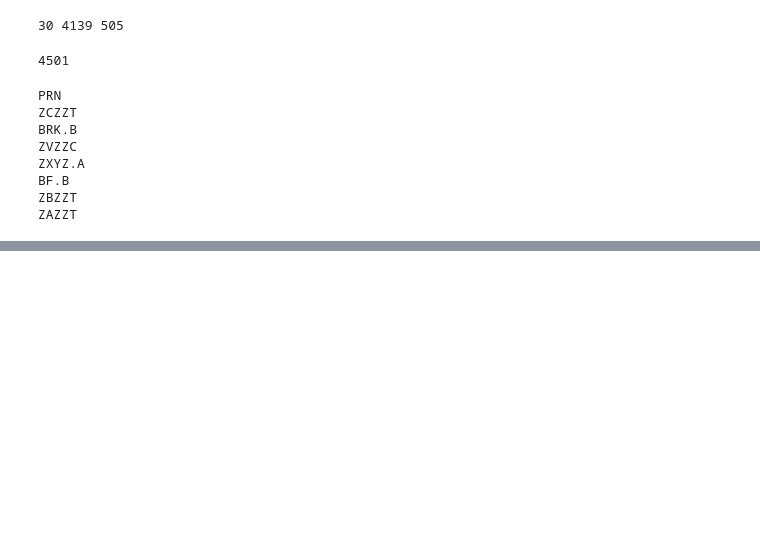
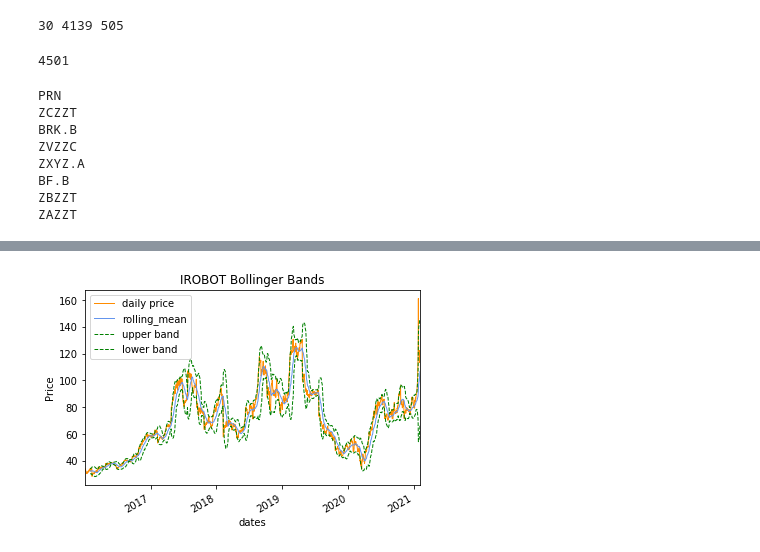
Before and after one commit to Vivian0105/Stock_Investment, a Jupyter notebook: Yahoo_stock.ipynb, the cells around one changed output, grey strips where cells are left out. Drawn from its saved outputs; the diff is of its cells as text; code cells hidden in the pictures; blank space fills up the shorter version.

```diff
--- a/Yahoo_stock.ipynb
+++ b/Yahoo_stock.ipynb
@@ -43,0 +120,16 @@ len(exist_tickers)
+# %%
+rolling_average=df_fiveyear["IRBT"].rolling(20).mean()
+rolling_std=df_fiveyear["IRBT"].rolling(20).std()
+upper=rolling_average+2*rolling_std
+lower=rolling_average-2*rolling_std
+# %%
+ax=df_fiveyear["IRBT"].plot(title="IROBOT Bollinger Bands",label="daily price",color='darkorange',lw=1)
+ax.set_xlabel("Dates")
+ax.set_ylabel("Price")
+rolling_average.plot(ax=ax,label="rolling_mean",color="cornflowerblue",lw=1)
+upper.plot(ax=ax,label="upper band",color='green',ls="--",lw=1)
+lower.plot(ax=ax,label="lower band",color='green',ls='--',lw=1)
+plt.legend(loc="upper left")
+plt.savefig("IROBOT_BB.png")
+# %% [output]
+[figure, added]
```
Also changed, not shown: parts of 21 cells of this notebook.
